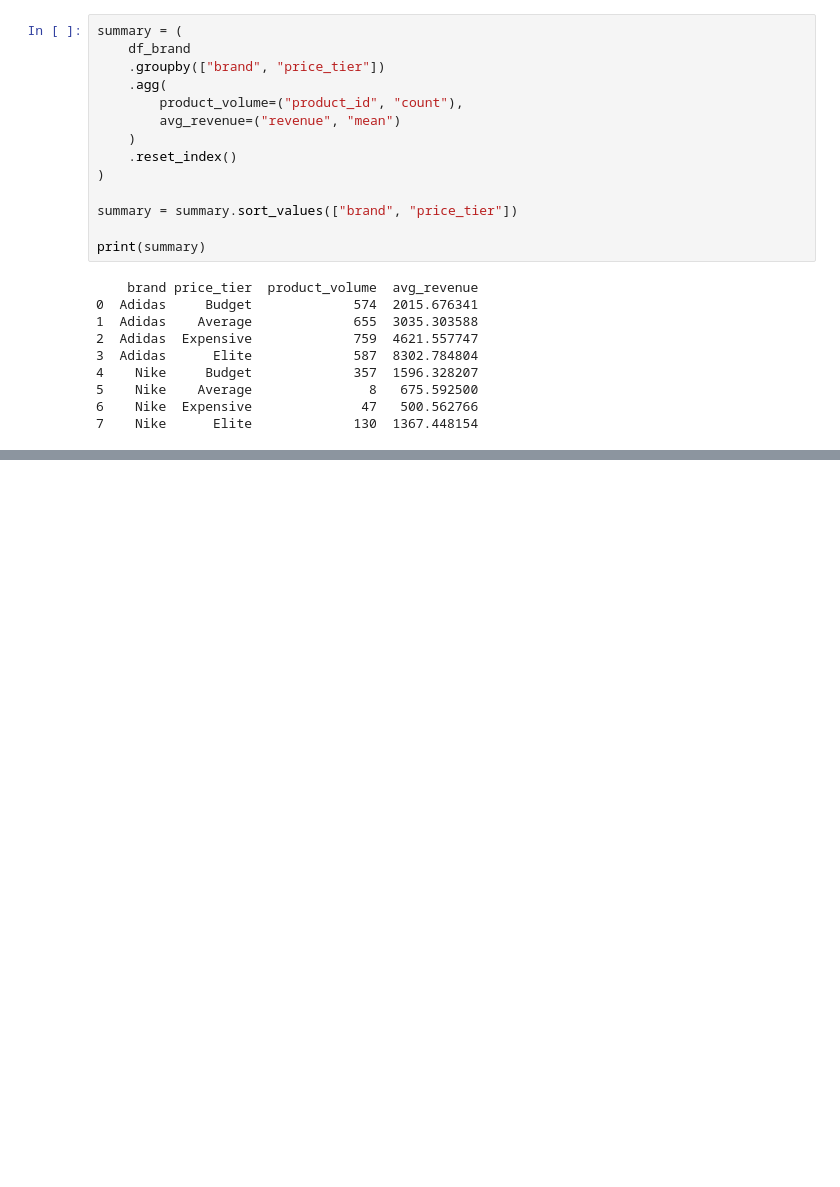
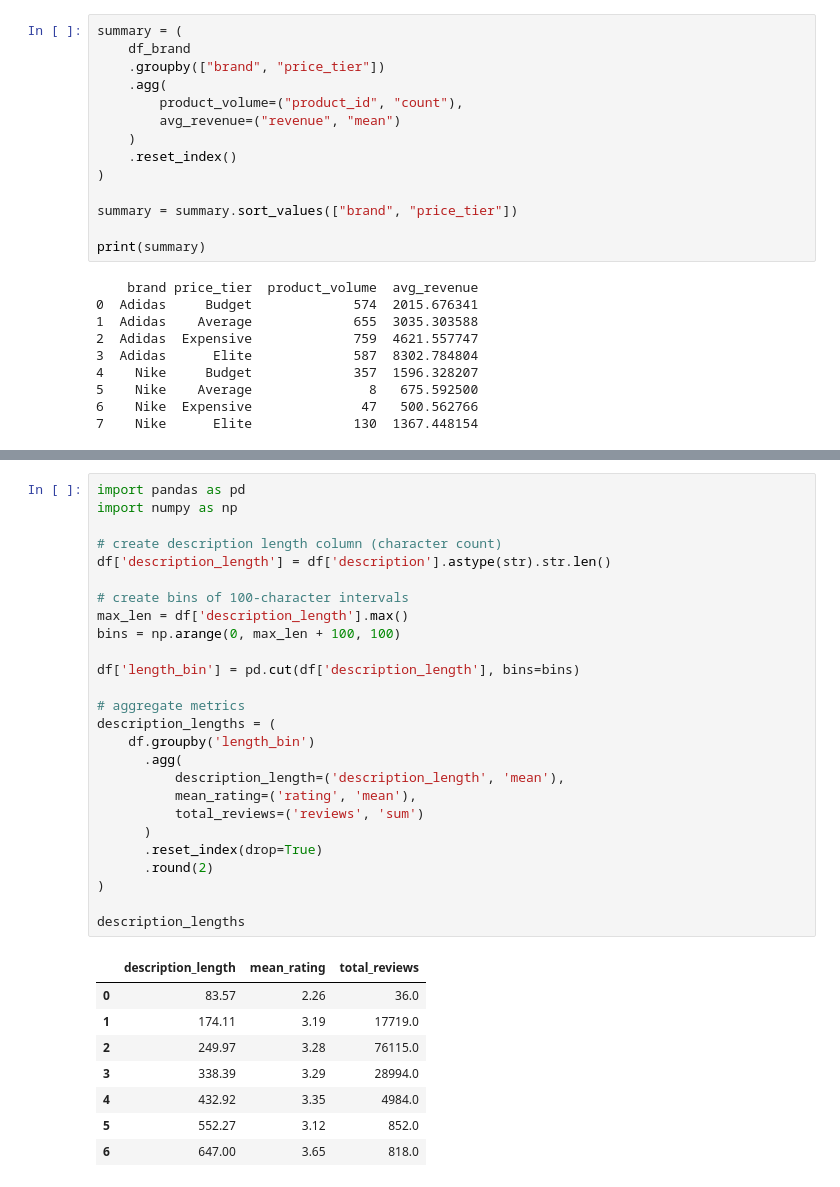
Before and after one commit to WillHDev/Nike_VS._Addidas, a Jupyter notebook: main.ipynb, the cells around one changed output, grey strips where cells are left out. Drawn from its saved outputs; the diff is of its cells as text; blank space fills up the shorter version.

```diff
--- a/main.ipynb
+++ b/main.ipynb
@@ -312,0 +357,35 @@ print(summary)
+# %%
+import pandas as pd
+import numpy as np
+
+# create description length column (character count)
+df['description_length'] = df['description'].astype(str).str.len()
+
+# create bins of 100-character intervals
+max_len = df['description_length'].max()
+bins = np.arange(0, max_len + 100, 100)
+
+df['length_bin'] = pd.cut(df['description_length'], bins=bins)
+
+# aggregate metrics
+description_lengths = (
+    df.groupby('length_bin')
+      .agg(
+          description_length=('description_length', 'mean'),
+          mean_rating=('rating', 'mean'),
+          total_reviews=('reviews', 'sum')
+      )
+      .reset_index(drop=True)
+      .round(2)
+)
+
+description_lengths
+# %% [output]
+|  | description_length | mean_rating | total_reviews |
+| 0 | 83.57 | 2.26 | 36.0 |
+| 1 | 174.11 | 3.19 | 17719.0 |
+| 2 | 249.97 | 3.28 | 76115.0 |
+| 3 | 338.39 | 3.29 | 28994.0 |
+| 4 | 432.92 | 3.35 | 4984.0 |
+| 5 | 552.27 | 3.12 | 852.0 |
+| 6 | 647.00 | 3.65 | 818.0 |
```
Also changed, not shown: parts of 2 cells of this notebook.
